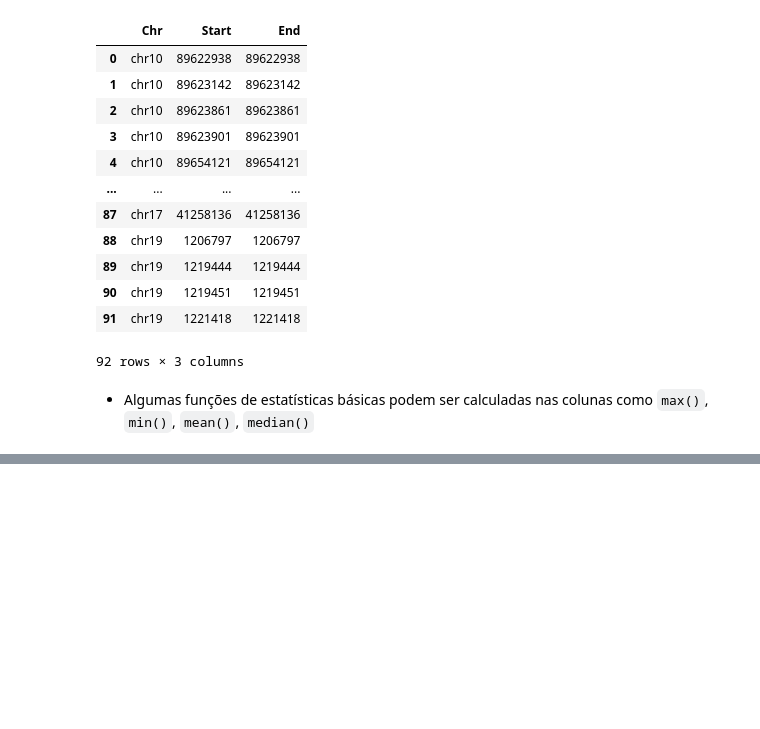
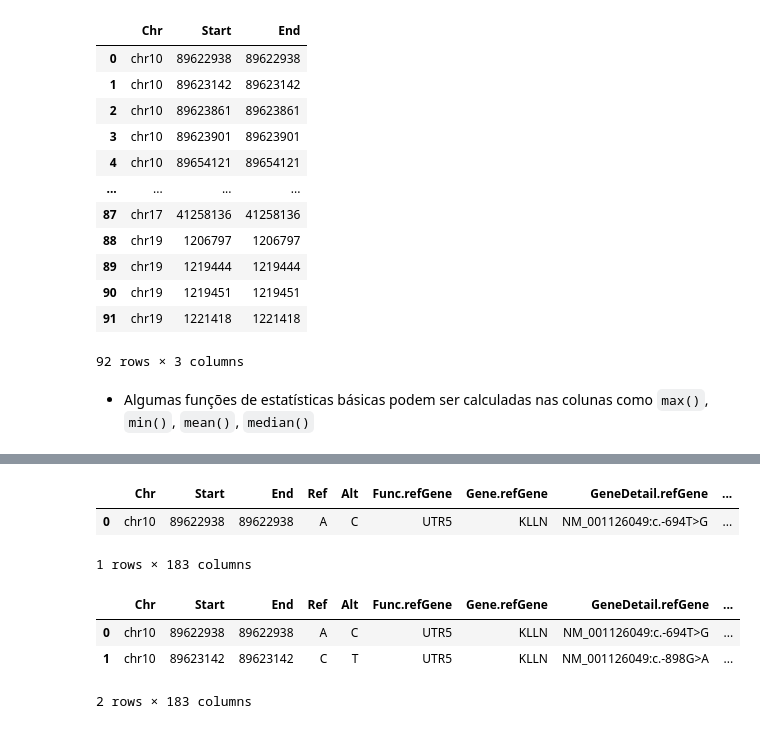
Before and after one commit to genomika/pandas-workshop, a Jupyter notebook: workshop-python_pandas_gnmk.ipynb, the cells around one changed output, grey strips where cells are left out. Drawn from its saved outputs; the diff is of its cells as text; code cells hidden in the pictures; blank space fills up the shorter version.

```diff
--- a/workshop-python_pandas_gnmk.ipynb
+++ b/workshop-python_pandas_gnmk.ipynb
@@ -431,0 +519,15 @@ nan
+# %%
+# Selecionando a primeira linha, mas na forma de DataFrame
+multianno_df.iloc[[0]]
+# %% [output]
+|  | Chr | Start | End | Ref | Alt | Func.refGene | Gene.refGene | GeneDetail.refGene | ... |
+| 0 | chr10 | 89622938 | 89622938 | A | C | UTR5 | KLLN | NM_001126049:c.-694T>G | ... |
+1 rows × 183 columns
+# %%
+# Selecionando as duas primeiras linhas
+multianno_df.iloc[[0, 1]]
+# %% [output]
+|  | Chr | Start | End | Ref | Alt | Func.refGene | Gene.refGene | GeneDetail.refGene | ... |
+| 0 | chr10 | 89622938 | 89622938 | A | C | UTR5 | KLLN | NM_001126049:c.-694T>G | ... |
+| 1 | chr10 | 89623142 | 89623142 | C | T | UTR5 | KLLN | NM_001126049:c.-898G>A | ... |
+2 rows × 183 columns
```
Also changed, not shown: parts of 30 cells of this notebook.
